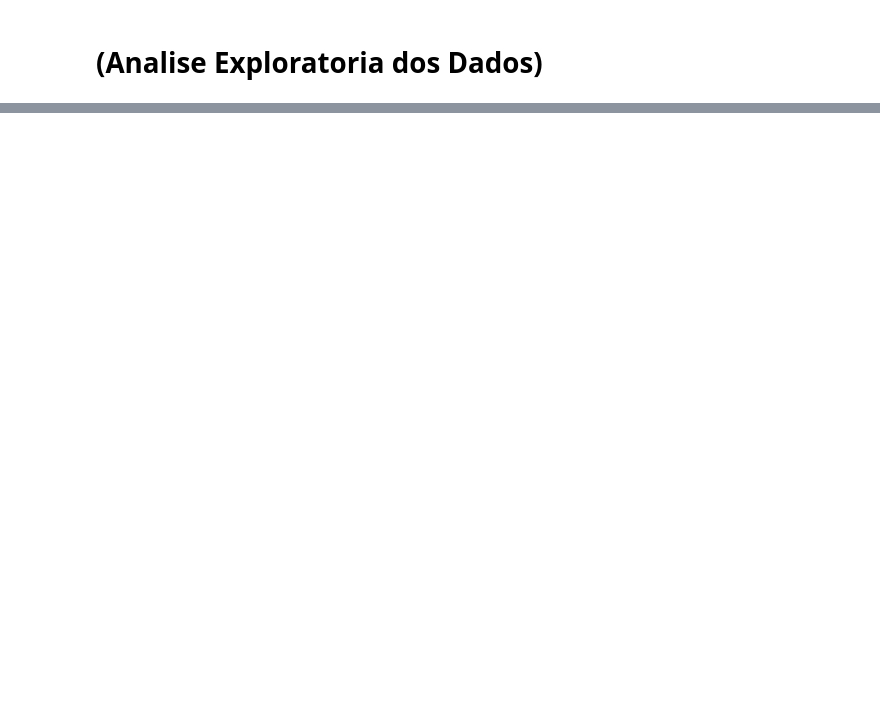
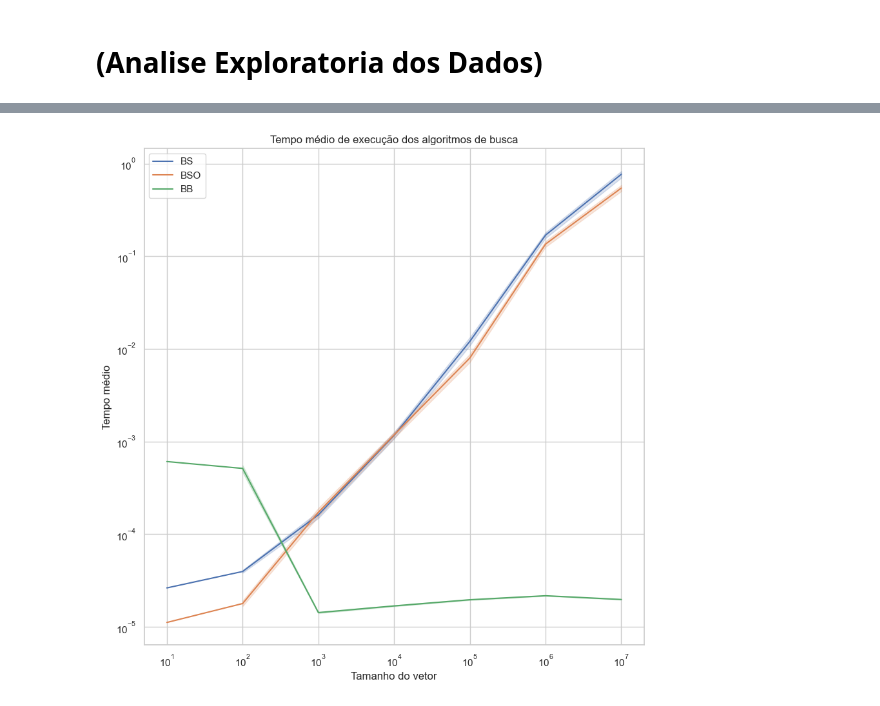
Before and after one commit to RaulLima2/analise_da_busca_binaria, a Jupyter notebook: notebook/Análise_de_Algoritmo_de_Busca.ipynb, the cells around one changed output, grey strips where cells are left out. Cells and saved outputs as stored; diff of their text form; code cells hidden in the pictures; blank space fills up the shorter version.

```diff
--- a/notebook/Análise_de_Algoritmo_de_Busca.ipynb
+++ b/notebook/Análise_de_Algoritmo_de_Busca.ipynb
@@ -856,0 +193,4 @@ benchmark_data[['método','tamanho do vetor','tempo de execução']].drop_duplic
+# %%
+benchmark_data.drop(columns=['Unnamed: 0'], inplace=True)
+# %%
+benchmark_data['BB'] = benchmark_data['BB'].apply(lambda x: float(x[1:len(x) - 1]))
@@ -856,0 +237,5 @@ benchmark_data[['método','tamanho do vetor','tempo de execução']].drop_duplic
+# %%
+# calcule o speedup do BB em relaçaõ ao BS e BSO
+benchmark_data['speedup_bs/bb'] = (benchmark_data['BS']- benchmark_data['BB']) / benchmark_data['BS']
+benchmark_data['speedup_bso/bb'] = (benchmark_data['BSO'] - benchmark_data['BB']) / benchmark_data['BSO']
+benchmark_data['speedup_bs/bso'] = (benchmark_data['BS'] - benchmark_data['BSO']) / benchmark_data['BS']
@@ -856,0 +305,15 @@ benchmark_data[['método','tamanho do vetor','tempo de execução']].drop_duplic
+# %%
+# plot data liner using rolling and mean bs bsos and bb in unique plot
+benchmark_data['BS_mean'] = benchmark_data['BS'].rolling(window=100).mean()
+benchmark_data['BSO_mean'] = benchmark_data['BSO'].rolling(window=100).mean()
+benchmark_data['BB_mean'] = benchmark_data['BB'].rolling(window=100).mean()
+
+sns.set_theme(style="whitegrid")
+fig, ax = plt.subplots(1, 1, figsize=(10, 10))
+sns.lineplot(data=benchmark_data, x='tamanho do vetor', y='BS_mean', ax=ax, label='BS')
+sns.lineplot(data=benchmark_data, x='tamanho do vetor', y='BSO_mean', ax=ax, label='BSO')
+sns.lineplot(data=benchmark_data, x='tamanho do vetor', y='BB_mean', ax=ax, label='BB')
+plt.setp(ax, xlabel='Tamanho do vetor', ylabel='Tempo médio',xticks=[10, 10**2, 10**3, 10**4,10**5,10**6,10**7],xticklabels=['10', '10^2', '10^3', '10^4','10^5','10^6','10^7'],title='Tempo médio de execução dos algoritmos de busca por tamanho do vetor',xscale='log', yscale='log')
+plt.show()
+# %% [output]
+[figure, added]
```
Also changed, not shown: parts of 76 cells of this notebook, 2 other files.
